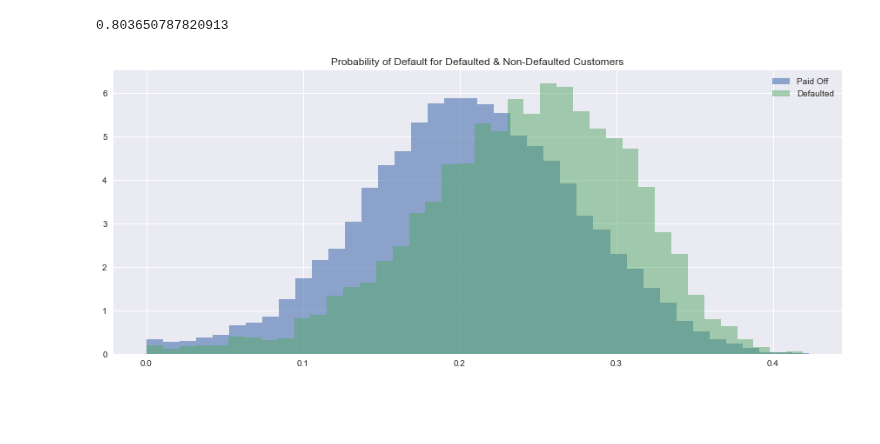
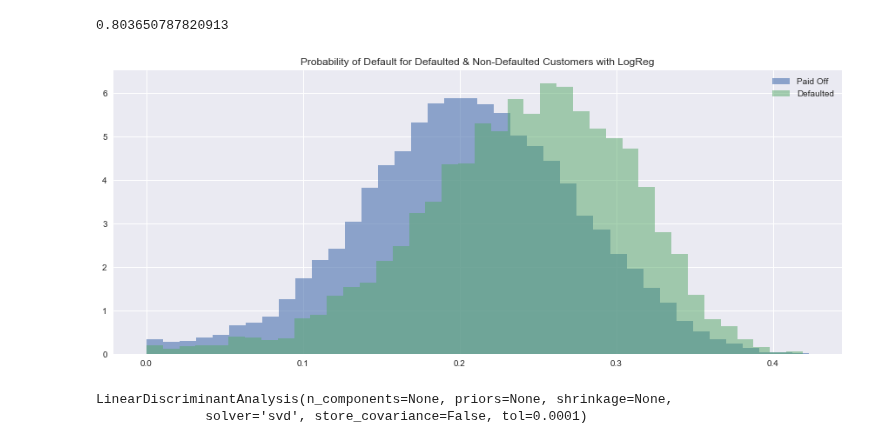
Before and after one commit to bhavenp/209A-FinalProject, a Jupyter notebook: hugo/Initial_LogReg_Model.ipynb, the cells around one changed output. Drawn from its saved outputs; the diff is of its cells as text; code cells hidden in the pictures; blank space fills up the shorter version.

```diff
--- a/hugo/Initial_LogReg_Model.ipynb
+++ b/hugo/Initial_LogReg_Model.ipynb
@@ -119,14 +121,20 @@ accuracy_score(y_train, predictions['class'])
 # %%
 fig = plt.figure(figsize=(15,6));
 ax = plt.subplot(1,1,1);
 
 
 
 ax.hist(predictions.loc[predictions.true_val == 0,'proba'], density = True, bins = 40, label='Paid Off', alpha=0.6);
 ax.hist(predictions.loc[predictions.true_val == 1,'proba'], density = True, bins = 40, label='Defaulted', alpha=0.5);
-ax.set_title('Probability of Default for Defaulted & Non-Defaulted Customers')
+ax.set_title('Probability of Default for Defaulted & Non-Defaulted Customers with LogReg')
 ax.legend(loc='best')
 
 plt.show()
 # %% [output]
-[figure, old version]
+[figure, new version]
+# %%
+lda = LinearDiscriminantAnalysis()
+lda.fit(x_train, y_train)
+# %% [output]
+LinearDiscriminantAnalysis(n_components=None, priors=None, shrinkage=None,
+              solver='svd', store_covariance=False, tol=0.0001)
```
Also changed, not shown: parts of 4 cells of this notebook.
